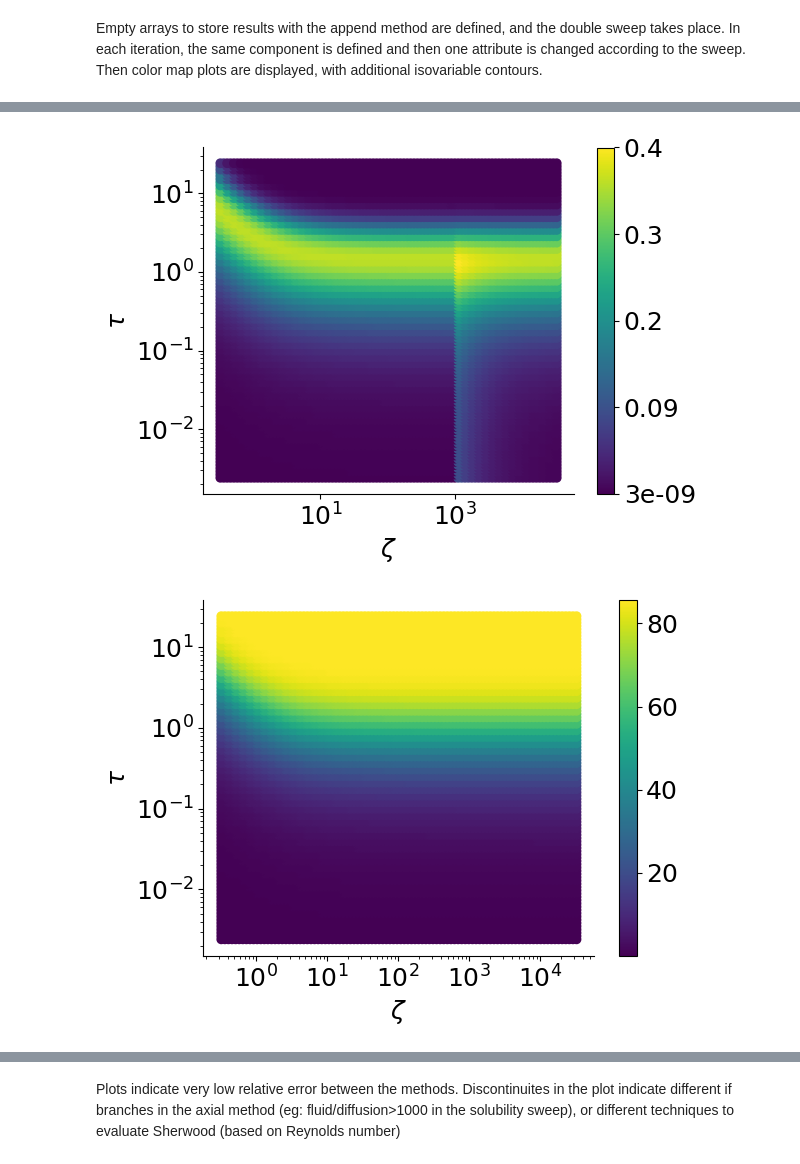
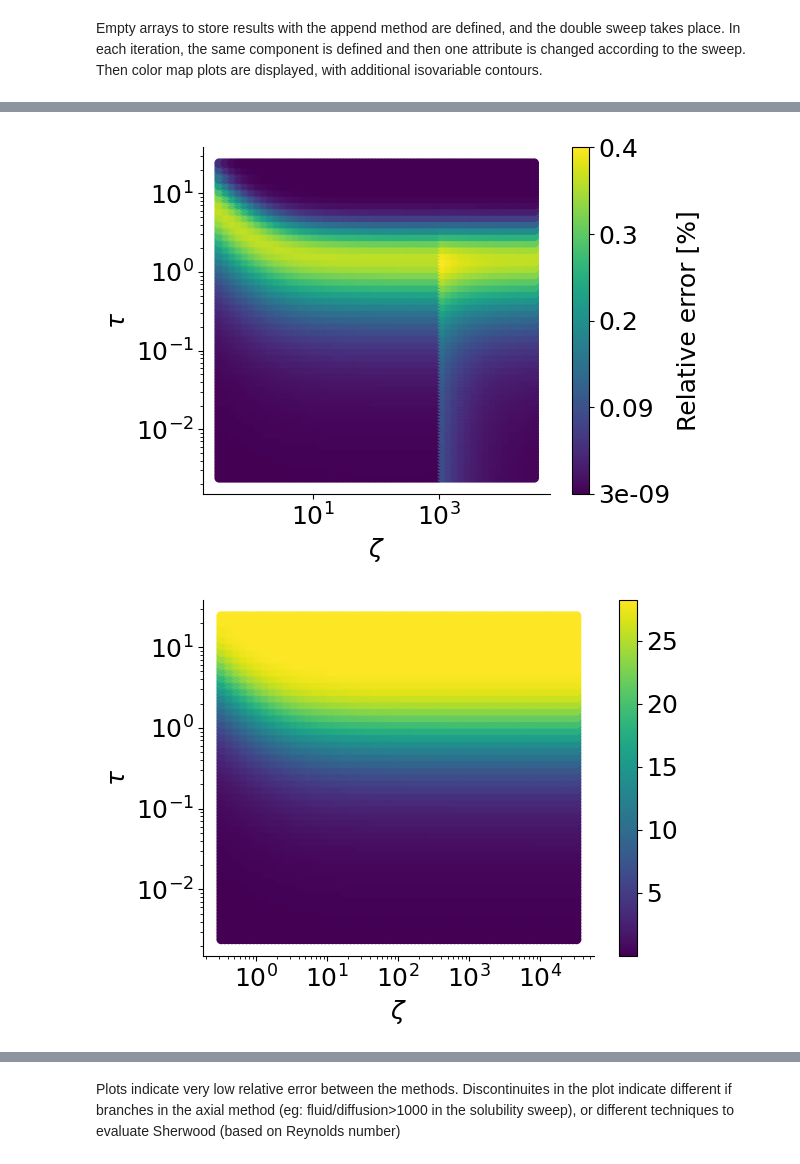
Before and after one commit to gabriele-ferrero/TRIOMA_Verification, a Jupyter notebook: Analytical_model_verification/Verification_analytical_eff_LM.ipynb, the cells around one changed output, grey strips where cells are left out. Saved outputs shown, nothing was run; the diff lists cells and outputs as text; code cells hidden in the pictures.

```diff
--- a/Analytical_model_verification/Verification_analytical_eff_LM.ipynb
+++ b/Analytical_model_verification/Verification_analytical_eff_LM.ipynb
@@ -172,7 +173,7 @@ for j,L in enumerate(L_vec):
                         K_S=4.41E-3,
                         k_d=1E6,
                         k_r=1E6,k=21)
-                PAV = Component(c_in=c0, geometry=geom_PAV,eff=0.5, fluid=flibe, membrane=Steel,p_out=10)
+                PAV = Component(c_in=c0, geometry=geom_PAV,eff=0.5, fluid=flibe, membrane=Steel,p_out=250)
                 PAV.fluid.k_t=None
                 PAV.get_adimensionals()
                 PAV.get_efficiency(plotvar=False,p_out=PAV.p_out)
@@ -182,6 +183,7 @@ for j,L in enumerate(L_vec):
                 res_vec=np.append(res_vec, abs(PAV.eff-PAV.eff_an)/PAV.eff_an)
                 Zeta_v=np.append(Zeta_v, PAV.zeta)
                 tau_v=np.append(tau_v, PAV.tau)
+
                 # print("Xi: ", PAV.xi, "Tau: ", PAV.tau, "Efficiency: ", PAV.eff, "Analytical Efficiency: ", PAV.eff_an, "Residual: ", abs(PAV.eff-PAV.eff_an)/PAV.eff_an)
                 ## delete flibe steel geom and PAV
                 del flibe
@@ -204,38 +206,40 @@ if scatter:
                 # cbar.set_ticklabels(['1E-4', '1E-3', '1E-2', '1E-1'])
                 tick_values = np.linspace(res_vec.min()*100, res_vec.max()*100, 5)
                 cbar.set_ticks(tick_values)
+                cbar.set_label('Relative error [%]')
 
                 # Set tick labels with 1 significant figure
                 cbar.set_ticklabels([f"{val:.1g}" for val in tick_values])
         else:
                 print("Cannot create colorbar: data does not have a valid range of values.")
 plt.xlabel(r'$\zeta$')
 plt.ylabel(r'$\tau$')
 plt.gca().spines['right'].set_visible(False)
 plt.gca().spines['top'].set_visible(False)
 plt.tight_layout()
 plt.savefig('PAV_rel_error_LM_pout.png', dpi=300)
 plt.show()
 plt.figure(2)
 plt.yscale('log')
 plt.xscale('log')
 scatter=plt.scatter(X,Y, c=Z_eff )
 if scatter:
         if np.nanmin(scatter.get_array()) < np.nanmax(scatter.get_array()):
                 plt.colorbar(scatter)  # Show color scale for scatter
                 tick_values = np.linspace(eff_v.min(), eff_v.max(), 5)
                 cbar.set_ticks(tick_values)
 
                 # Set tick labels with 1 significant figure
                 cbar.set_ticklabels([f"{val:.3g}" for val in tick_values])
+                cbar.set_label('Extraction efficiency [%]')
         else:
                 print("Cannot create colorbar: data does not have a valid range of values.")
 plt.xlabel(r'$\zeta$')
 plt.ylabel(r'$\tau$')
 plt.gca().spines['right'].set_visible(False)
 plt.gca().spines['top'].set_visible(False)
 plt.tight_layout()
 plt.savefig('PAV_eff_LM_pout.png', dpi=300)
 # %% [output]
-[figure, old version]
+[figure, new version]
-[figure, old version]
+[figure, new version]
```
Also changed, not shown: parts of 2 cells of this notebook, 3 other files.
